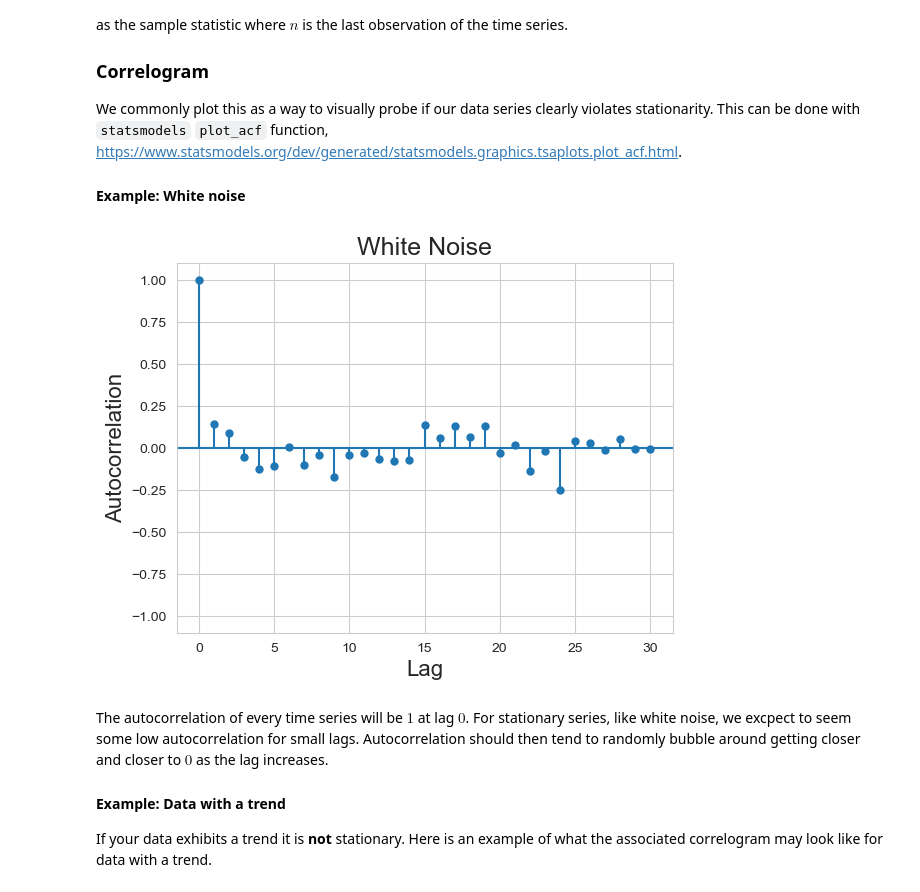
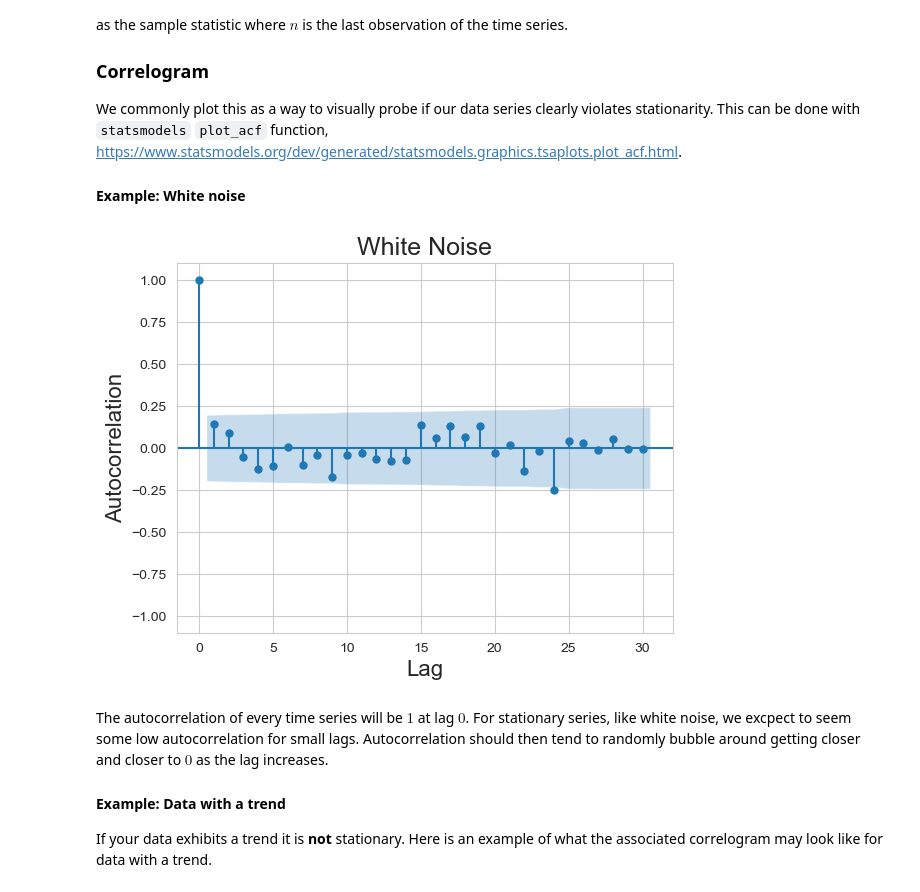
Before and after one commit to parabamoghv/Erdos_AU2024_copy, a Jupyter notebook: week_07_time_series_II/lecture_7/0_Stationarity_and_Autocorrelation.ipynb, the cells around one changed output. Cells and saved outputs as stored; diff of their text form; code cells hidden in the pictures.

```diff
--- a/week_07_time_series_II/lecture_7/0_Stationarity_and_Autocorrelation.ipynb
+++ b/week_07_time_series_II/lecture_7/0_Stationarity_and_Autocorrelation.ipynb
@@ -142,22 +141,19 @@ series = np.random.random(100) - .5
 # %%
 ## first put in the time series
 ## then set how many lags you want to consider
 ## the default is lags=30
-## we will turn alpha=None
-## this turns off the confidence interval lines, which we will not discuss
 sm.graphics.tsa.plot_acf(series,
-                            alpha = None,
                             lags = 30)
 
 plt.title('White Noise', fontsize=18)
 plt.ylabel("Autocorrelation", fontsize=16)
 plt.xlabel("Lag", fontsize=16)
 
 plt.ylim(-1.1,1.1)
 
 plt.show()
 # %% [output]
-[figure, old version]
+[figure, new version]
 # %% [markdown]
 The autocorrelation of every time series will be $1$ at lag $0$. For stationary series, like white noise, we excpect to seem some low autocorrelation for small lags. Autocorrelation should then tend to randomly bubble around getting closer and closer to $0$ as the lag increases.
 
```
Also changed, not shown: parts of 7 cells of this notebook, 3 other files.
